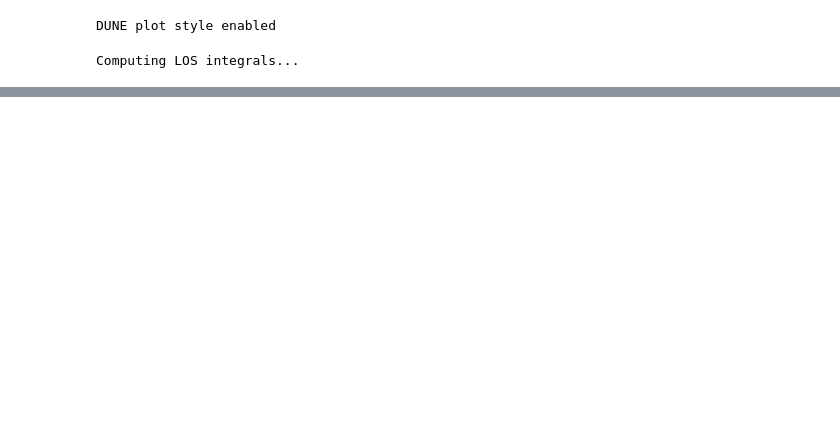
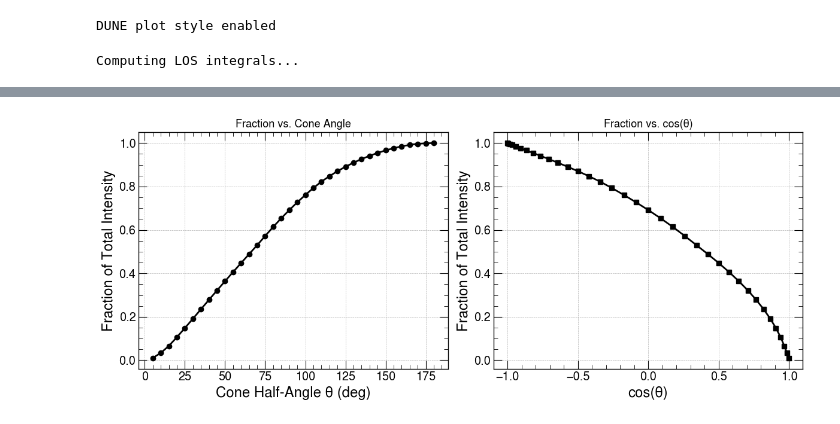
Before and after one commit to lperes-ufrj/AxionAnalysis, a Jupyter notebook: GalaxyCenterSim/GCDirection_Study.ipynb, the cells around one changed output, grey strips where cells are left out. Saved outputs shown, nothing was run; the diff lists cells and outputs as text; code cells hidden in the pictures; blank space fills up the shorter version.

```diff
--- a/GalaxyCenterSim/GCDirection_Study.ipynb
+++ b/GalaxyCenterSim/GCDirection_Study.ipynb
@@ -74,0 +207,34 @@ plt.show()
+# %%
+
+# Provided data
+angles = np.arange(5, 181, 5)
+fractions = np.array([
+    0.01066, 0.03389, 0.06605, 0.10610, 0.14833, 0.19146, 0.23500, 0.27836,
+    0.32150, 0.36408, 0.40616, 0.44769, 0.48888, 0.52996, 0.57231, 0.61413,
+    0.65387, 0.69155, 0.72729, 0.76117, 0.79322, 0.82240, 0.84777, 0.87057,
+    0.89111, 0.90969, 0.92641, 0.94142, 0.95473, 0.96646, 0.97657, 0.98510,
+    0.99196, 0.99653, 0.99914, 1.00000
+])
+
+# Plot: angle vs. fraction
+plt.figure(figsize=(12, 5))
+plt.subplot(1, 2, 1)
+plt.plot(angles, fractions, marker='o')
+plt.xlabel("Cone Half-Angle θ (deg)")
+plt.ylabel("Fraction of Total Intensity")
+plt.title("Fraction vs. Cone Angle", fontsize=13)
+plt.grid(True)
+
+# Plot: cos(theta) vs. fraction
+plt.subplot(1, 2, 2)
+cos_theta = np.cos(np.radians(angles))
+plt.plot(cos_theta, fractions, marker='s')
+plt.xlabel("cos(θ)")
+plt.ylabel("Fraction of Total Intensity")
+plt.title("Fraction vs. cos(θ)", fontsize=13)
+plt.grid(True)
+
+plt.tight_layout()
+plt.show()
+# %% [output]
+[figure, added]
```
Also changed, not shown: parts of 12 cells of this notebook, 4 other files.
